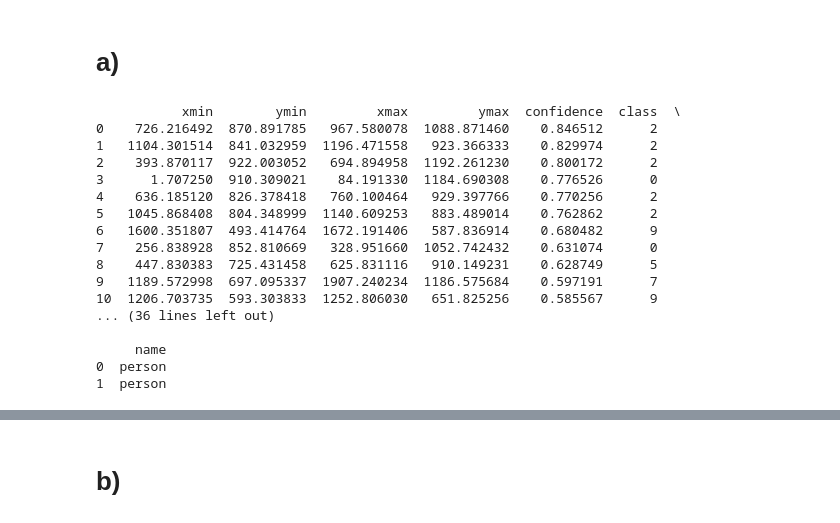
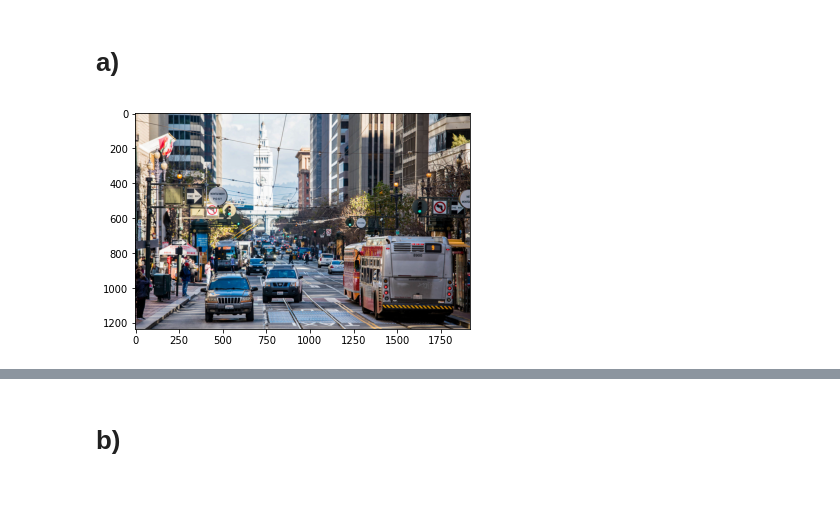
Before and after one commit to joaorura/visao_computacional_quinta_lista, a Jupyter notebook: segunda_questao.ipynb, the cells around one changed output, grey strips where cells are left out. Saved outputs shown, nothing was run; the diff lists cells and outputs as text; code cells hidden in the pictures; blank space fills up the shorter version.

```diff
--- a/segunda_questao.ipynb
+++ b/segunda_questao.ipynb
@@ -49,24 +56,8 @@ for i in IMGS_PATH:
     IMGS.append(load_image(i))
 # %% [markdown]
 # a)
-# %%
-for i in IMGS:
-    process_image(i)
-# %% [output]
-           xmin        ymin         xmax         ymax  confidence  class  \
-0    726.216492  870.891785   967.580078  1088.871460    0.846512      2
-1   1104.301514  841.032959  1196.471558   923.366333    0.829974      2
-2    393.870117  922.003052   694.894958  1192.261230    0.800172      2
-3      1.707250  910.309021    84.191330  1184.690308    0.776526      0
-4    636.185120  826.378418   760.100464   929.397766    0.770256      2
-5   1045.868408  804.348999  1140.609253   883.489014    0.762862      2
-6   1600.351807  493.414764  1672.191406   587.836914    0.680482      9
-7    256.838928  852.810669   328.951660  1052.742432    0.631074      0
-8    447.830383  725.431458   625.831116   910.149231    0.628749      5
-9   1189.572998  697.095337  1907.240234  1186.575684    0.597191      7
-10  1206.703735  593.303833  1252.806030   651.825256    0.585567      9
-... (36 lines left out)
-
-     name
-0  person
-1  person
+# %%
+plt.imshow(IMGS[0])
+plt.show()
+# %% [output]
+[figure, added]
```
Also changed, not shown: parts of 22 cells of this notebook.
